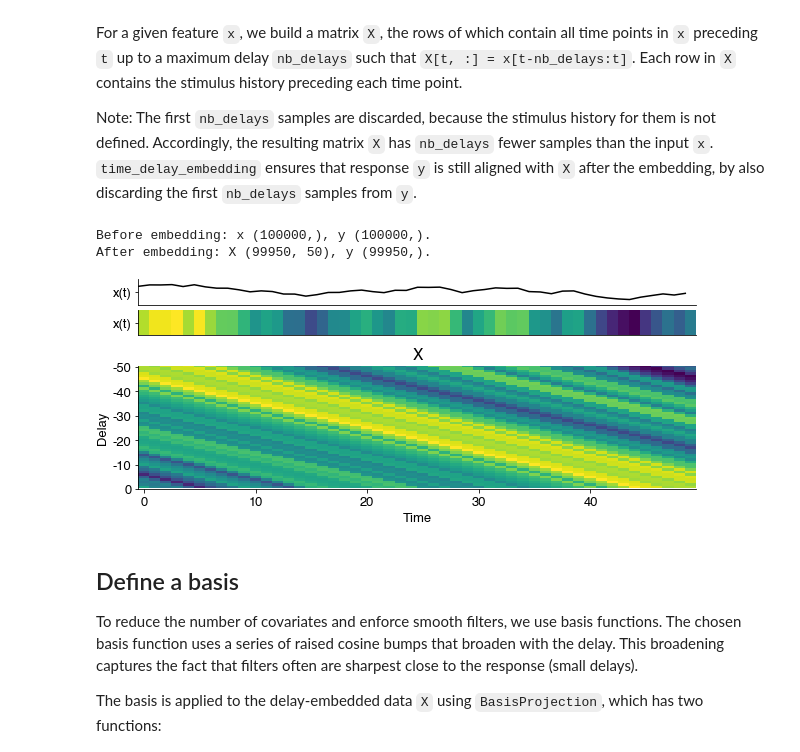
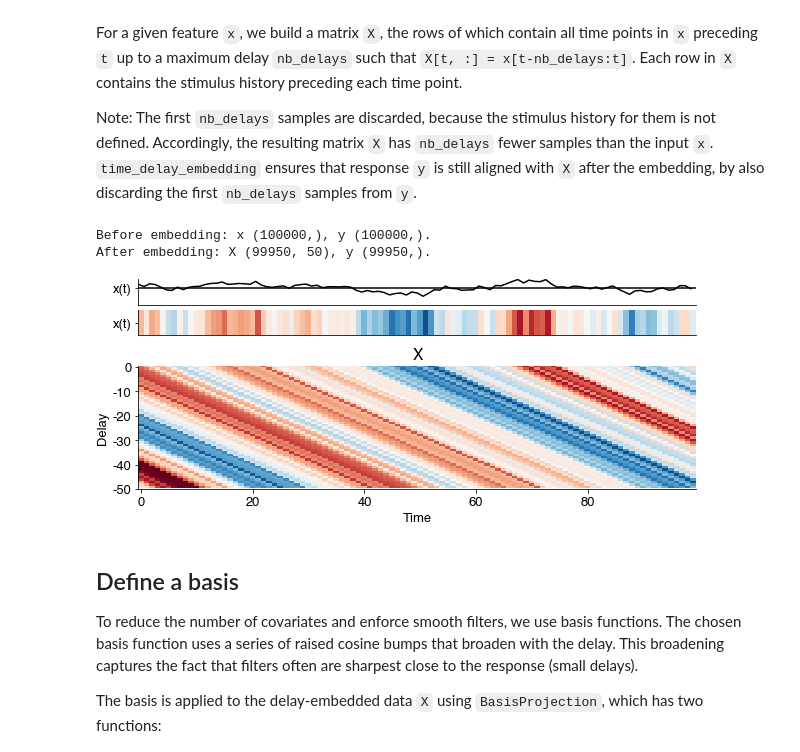
Before and after one commit to janclemenslab/glm_utils, a Jupyter notebook: demo/basics.ipynb, the cells around one changed output. Saved outputs shown, nothing was run; the diff lists cells and outputs as text; code cells hidden in the pictures.

```diff
--- a/demo/basics.ipynb
+++ b/demo/basics.ipynb
@@ -57,32 +57,37 @@ Note: The first `nb_delays` samples are discarded, because the stimulus history
 # %%
 stimulus = 1
 nb_delays = 50
 print(f"Before embedding: x {x[:, stimulus].shape}, y {y.shape}.")
 X, y_m = glm_utils.preprocessing.time_delay_embedding(x[:, stimulus], y, window_size=nb_delays)
 print(f"After embedding: X {X.shape}, y {y_m.shape}.")
 
+clim = np.max(np.abs(X[10:110, :])) * 0.9
+
 plt.figure(figsize=(10, 5))
 plt.subplot(9, 1, 3)
-plt.plot(x[100+nb_delays:150+nb_delays, stimulus], c='k')  # shift by `window_size` to account for cut-off intialy stimulus values
+plt.plot(x[10+nb_delays:110+nb_delays, stimulus], c='k')  # shift by `window_size` to account for cut-off intialy stimulus values
+plt.axhline(0, c='k')
 plt.yticks((0,), labels=['x(t)'])
 plt.xticks(())
 
 plt.subplot(9, 1, 4)
-plt.imshow(x[100+nb_delays:150+nb_delays, stimulus:stimulus+1].T)  # shift by `window_size` to account for cut-off intialy stimulus values
+plt.imshow(x[10+nb_delays:110+nb_delays, stimulus:stimulus+1].T, cmap='RdBu_r')  # shift by `window_size` to account for cut-off intialy stimulus values
 plt.yticks((0,), labels=['x(t)'])
 plt.xticks(())
+plt.clim(-clim, clim)
 
 plt.subplot(2, 1, 2)
-plt.imshow(X[100:150, ::-1].T)
-plt.yticks(np.arange(0, nb_delays+1, 10), np.arange(-nb_delays, 1, 10))
+plt.imshow(X[10:110, ::-1].T, cmap='RdBu_r')
+plt.yticks(np.arange(0, nb_delays+1, 10), -np.arange(0, nb_delays+1, 10))
+plt.clim(-clim, clim)
 plt.title('X')
 plt.xlabel('Time')
 plt.ylabel('Delay')
 plt.show()
 # %% [output]
 Before embedding: x (100000,), y (100000,).
 After embedding: X (99950, 50), y (99950,).
-[figure, old version]
+[figure, new version]
 # %% [markdown]
 ## Define a basis
 To reduce the number of covariates and enforce smooth filters, we use basis functions. The chosen basis function uses a series of raised cosine bumps that broaden with the delay. This broadening captures the fact that filters often are sharpest close to the response (small delays).
```
Also changed, not shown: parts of 5 cells of this notebook, 5 other files.
